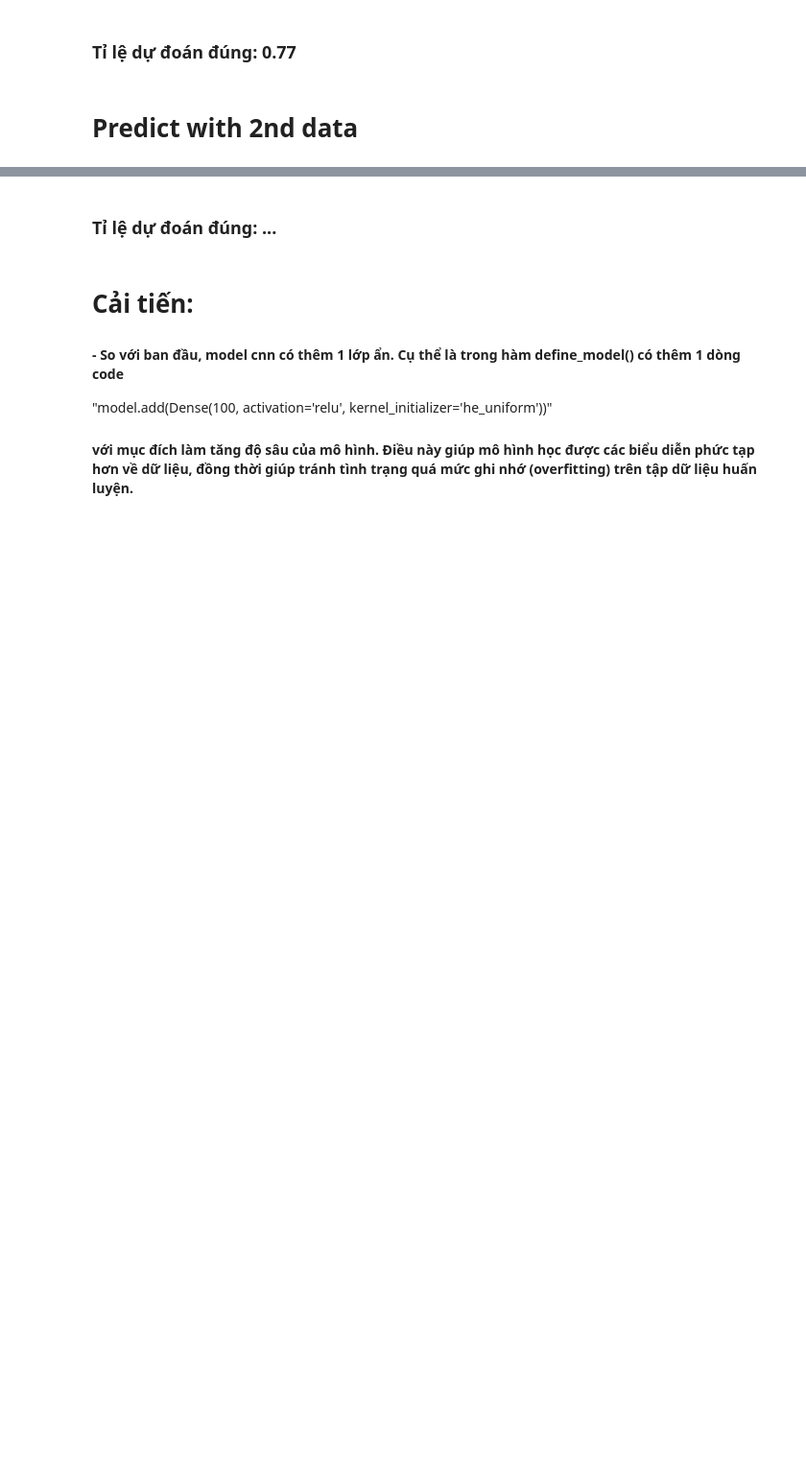
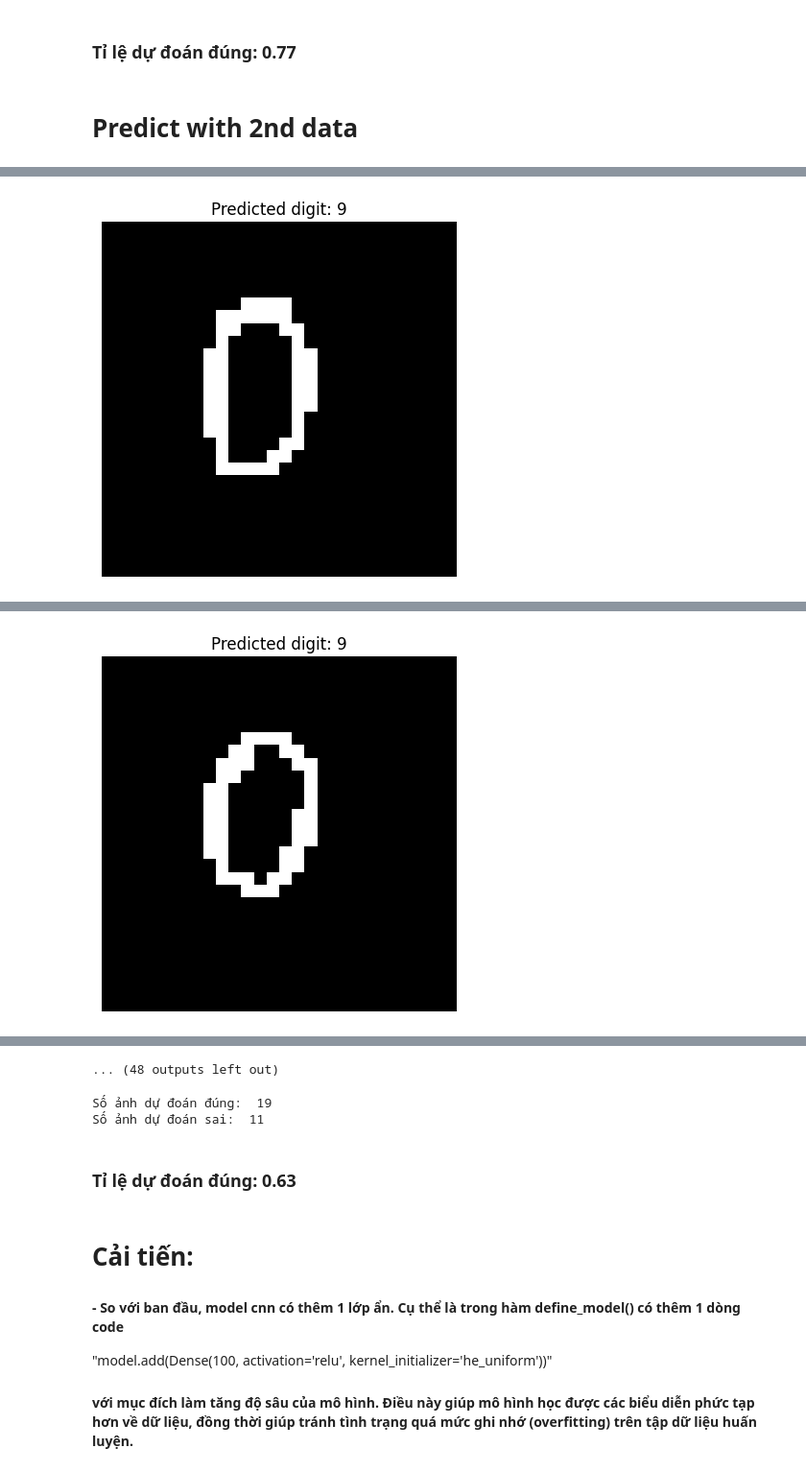
Before and after one commit to LoylP/CS114.O21, a Jupyter notebook: LAB01/LAB1_CS114_2024_DigitClassification.ipynb, the cells around one changed output, grey strips where cells are left out. Shown at 96% size. Drawn from its saved outputs; the diff is of its cells as text; code cells hidden in the pictures; blank space fills up the shorter version.

```diff
--- a/LAB01/LAB1_CS114_2024_DigitClassification.ipynb
+++ b/LAB01/LAB1_CS114_2024_DigitClassification.ipynb
@@ -324,9 +324,9 @@ Số ảnh dự đoán sai:  7
 # %% [markdown]
 # Predict with 2nd data
 # %%
-folder = ''
+folder = '/content/drive/MyDrive/CS114/LAB1/22520035'
 # load model
-model = load_model('final_model.h5')
+model = load_model('/content/final_model.h5')
 wrong = []
 correct = []
 
@@ -349,3 +349,4 @@ for i in range(10):
         plt.title(f'Predicted digit: {digit}')
         plt.axis('off')
         plt.show()
+# %% [output]
@@ -351,0 +354 @@ for i in range(10):
+[figure, added]
@@ -351,0 +356 @@ for i in range(10):
+[figure, added]
@@ -352,8 +365,12 @@ for i in range(10):
+... (48 outputs left out)
 # %%
 print("Số ảnh dự đoán đúng: ", len(correct))
 print("Số ảnh dự đoán sai: ",len(wrong))
+# %% [output]
+Số ảnh dự đoán đúng:  19
+Số ảnh dự đoán sai:  11
 # %% [markdown]
-### Tỉ lệ dự đoán đúng: ...
+### Tỉ lệ dự đoán đúng: 0.63
 # %% [markdown]
 # Cải tiến:
 #### - So với ban đầu, model cnn có thêm 1 lớp ẩn. Cụ thể là trong hàm define_model() có thêm 1 dòng code
```
Also changed, not shown: parts of 3 cells of this notebook.
